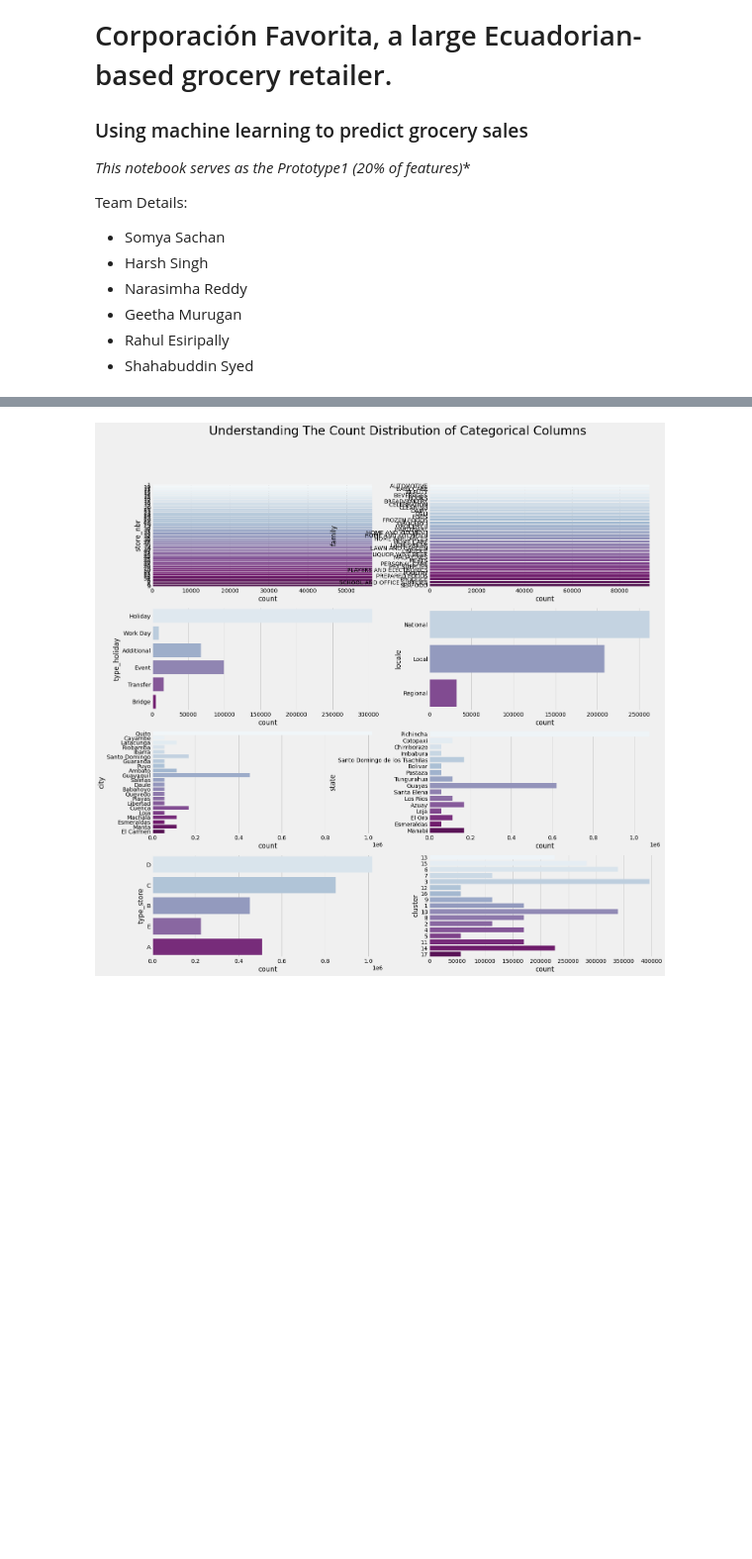
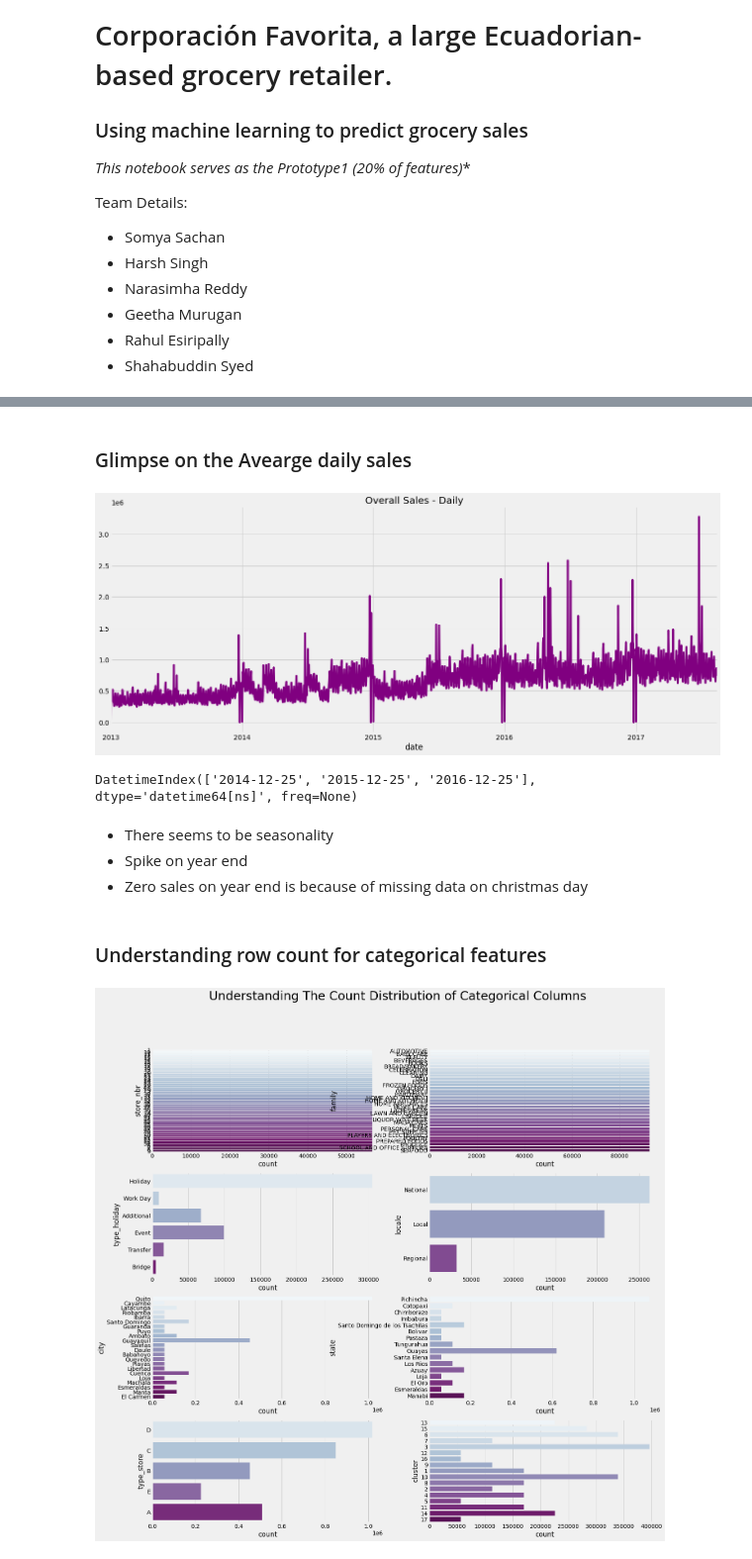
Before and after one commit to syedshahab698/store-sales-forecasting, a Jupyter notebook: Prototype1.ipynb, the cells around one changed output, grey strips where cells are left out. Shown: that part at 99% size. Saved outputs shown, nothing was run; the diff lists cells and outputs as text; code cells hidden in the pictures; blank space fills up the shorter version.

```diff
--- a/Prototype1.ipynb
+++ b/Prototype1.ipynb
@@ -94 +98,20 @@ Categorical variables in the given dataframe: 9
+# %% [markdown]
+### Glimpse on the Avearge daily sales
+# %%
+# plot daily sales
+sales_data.set_index('date').resample('d').sum()['sales'].plot(title = 'Overall Sales - Daily', color='purple', figsize = (20,8))
+plt.show()
+# %% [output]
+[figure, added]
+# %%
+# find zero sales during end, check for missing dates
+pd.date_range(start = '2014-1-1', end='2017-1-1').difference(sales_data['date'].unique())
+# %% [output]
+DatetimeIndex(['2014-12-25', '2015-12-25', '2016-12-25'], dtype='datetime64[ns]', freq=None)
+# %% [markdown]
+- There seems to be seasonality
+- Spike on year end
+- Zero sales on year end is because of missing data on christmas day
+# %% [markdown]
+### Understanding row count for categorical features
 # %%
```
Also changed, not shown: parts of 18 cells of this notebook.
